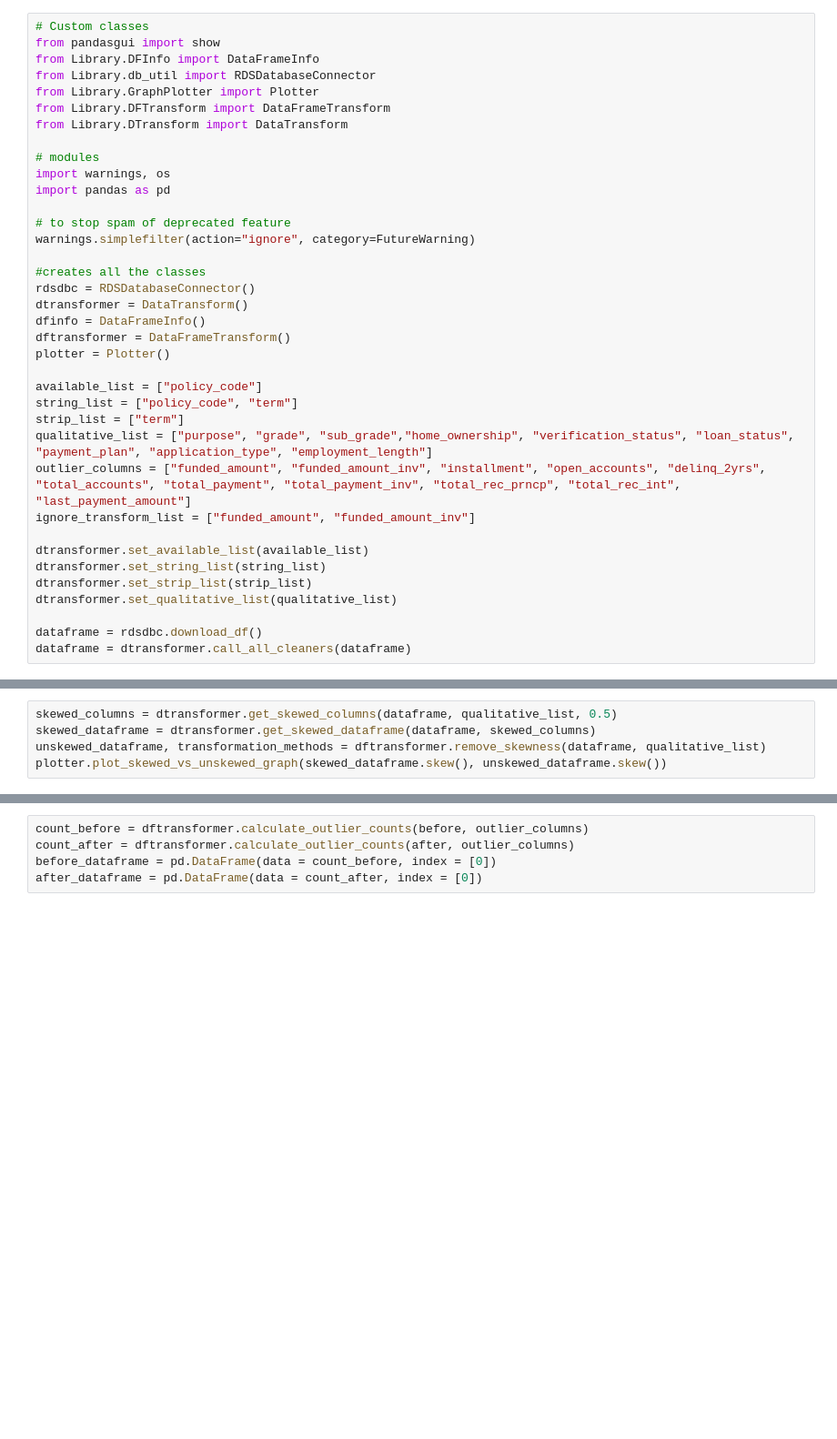
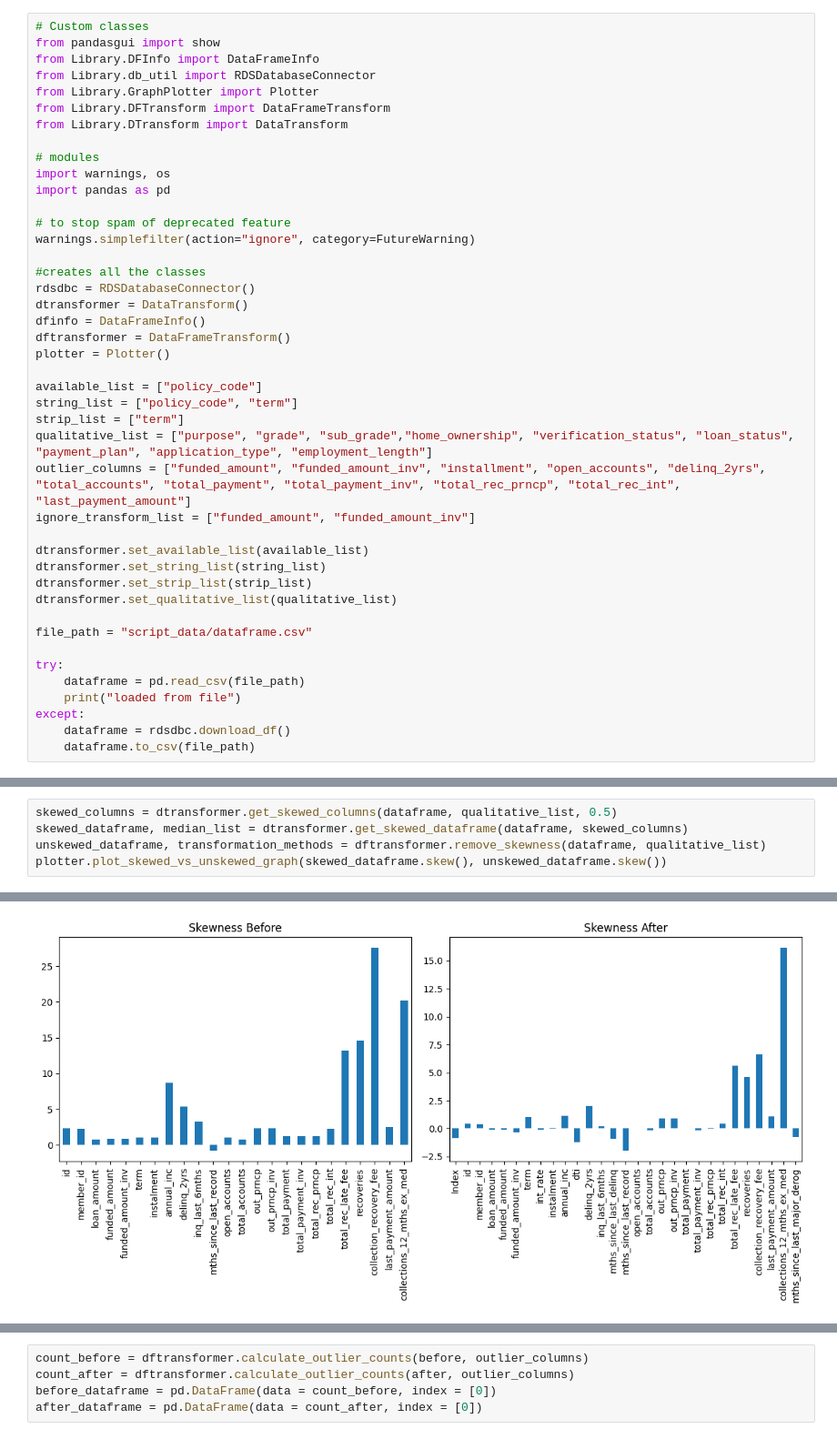
Before and after one commit to AdjunxLynx/exploratory-data-analysis---customer-loans-in-finance, a Jupyter notebook: Analysis.ipynb, the cells around one changed output, grey strips where cells are left out. Shown: that part at 91% size. Saved outputs shown, nothing was run; the diff lists cells and outputs as text; blank space fills up the shorter version.

Commit message:
utilises dfinfo.py. lazy loads dataframe so you arent downloading each time you run. updates README, shows which columns have been unskewed and how.

```diff
--- a/Analysis.ipynb
+++ b/Analysis.ipynb
@@ -33,5 +33,11 @@ dtransformer.set_string_list(string_list)
 dtransformer.set_strip_list(strip_list)
 dtransformer.set_qualitative_list(qualitative_list)
 
-dataframe = rdsdbc.download_df()
-dataframe = dtransformer.call_all_cleaners(dataframe)
+file_path = "script_data/dataframe.csv"
+
+try:
+    dataframe = pd.read_csv(file_path)
+    print("loaded from file")
+except:
+    dataframe = rdsdbc.download_df()
+    dataframe.to_csv(file_path)
@@ -38,5 +70,6 @@ dataframe = dtransformer.call_all_cleaners(dataframe)
 # %%
 skewed_columns = dtransformer.get_skewed_columns(dataframe, qualitative_list, 0.5)
-skewed_dataframe = dtransformer.get_skewed_dataframe(dataframe, skewed_columns)
+skewed_dataframe, median_list = dtransformer.get_skewed_dataframe(dataframe, skewed_columns)
 unskewed_dataframe, transformation_methods = dftransformer.remove_skewness(dataframe, qualitative_list)
 plotter.plot_skewed_vs_unskewed_graph(skewed_dataframe.skew(), unskewed_dataframe.skew())
+# %% [output]
@@ -42,0 +78 @@ plotter.plot_skewed_vs_unskewed_graph(skewed_dataframe.skew(), unskewed_datafram
+[figure, added]
```
Also changed, not shown: parts of 13 cells of this notebook, 8 other files.
